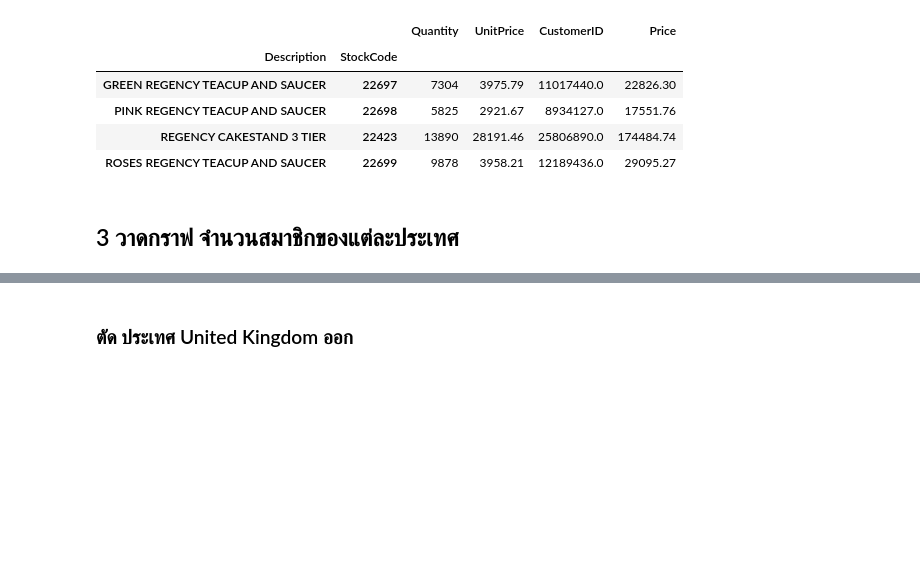
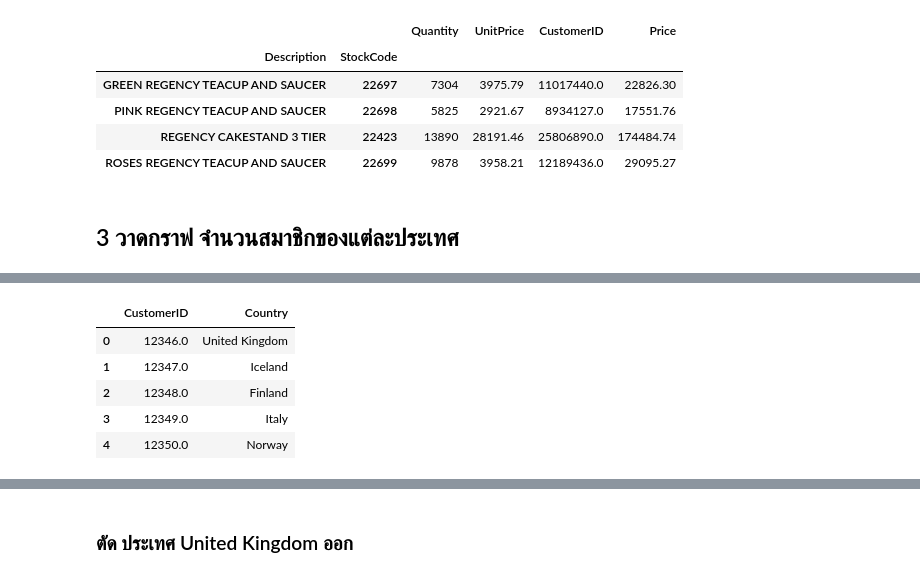
Before and after one commit to Peckkie/DPDM2021, a Jupyter notebook: Frequart_Patterm_Assosiation_Rules.ipynb, the cells around one changed output, grey strips where cells are left out. Saved outputs shown, nothing was run; the diff lists cells and outputs as text; code cells hidden in the pictures; blank space fills up the shorter version.

```diff
--- a/Frequart_Patterm_Assosiation_Rules.ipynb
+++ b/Frequart_Patterm_Assosiation_Rules.ipynb
@@ -282,4 +284,14 @@ data.head()
 | 2 | 536365 | 84406B | CREAM CUPID HEARTS COAT HANGER | 8 | 12/01/2010 08:26 | 2.75 | 17850.0 | United Kingdom | 22.00 |
 | 3 | 536365 | 84029G | KNITTED UNION FLAG HOT WATER BOTTLE | 6 | 12/01/2010 08:26 | 3.39 | 17850.0 | United Kingdom | 20.34 |
 | 4 | 536365 | 84029E | RED WOOLLY HOTTIE WHITE HEART. | 6 | 12/01/2010 08:26 | 3.39 | 17850.0 | United Kingdom | 20.34 |
+# %%
+dd = data.groupby(by =['CustomerID','Country']).count().reset_index()[['CustomerID','Country']]
+dd.head()
+# %% [output]
+|  | CustomerID | Country |
+| 0 | 12346.0 | United Kingdom |
+| 1 | 12347.0 | Iceland |
+| 2 | 12348.0 | Finland |
+| 3 | 12349.0 | Italy |
+| 4 | 12350.0 | Norway |
 # %%
```
Also changed, not shown: parts of 8 cells of this notebook.
